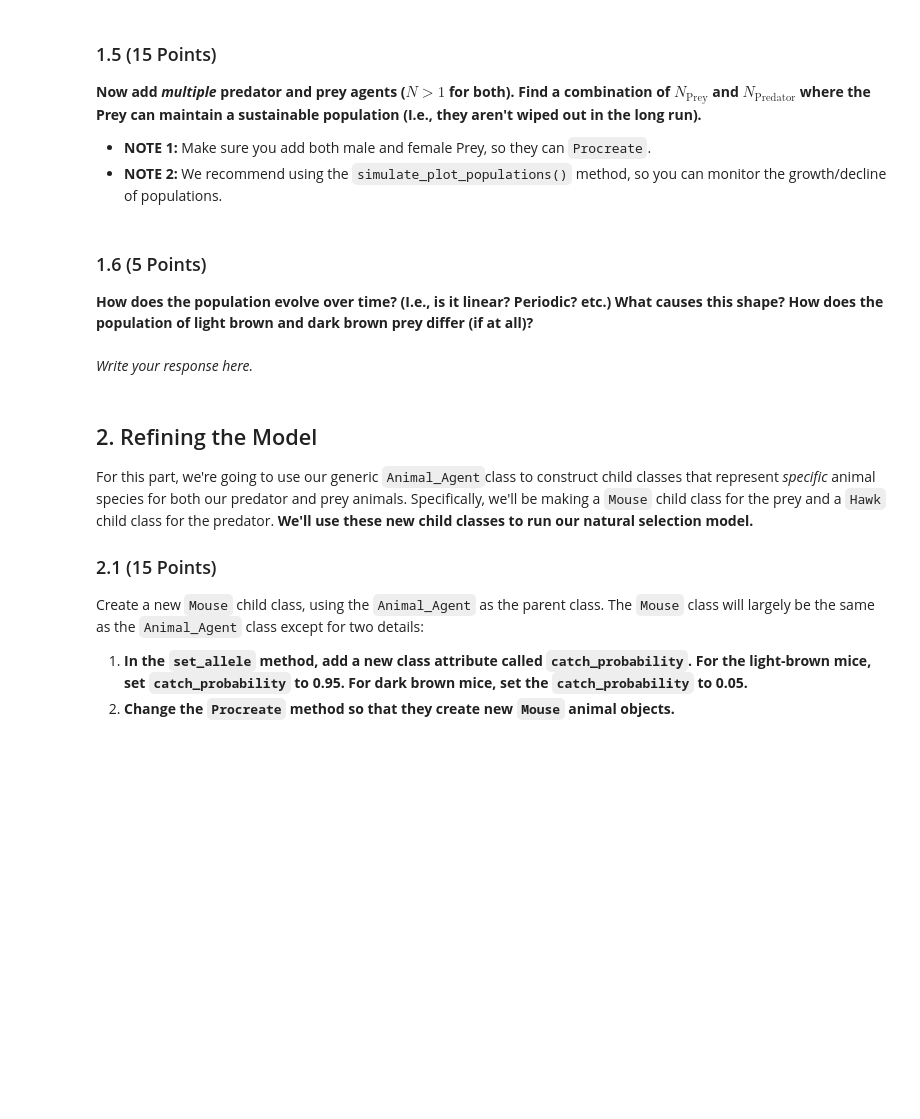
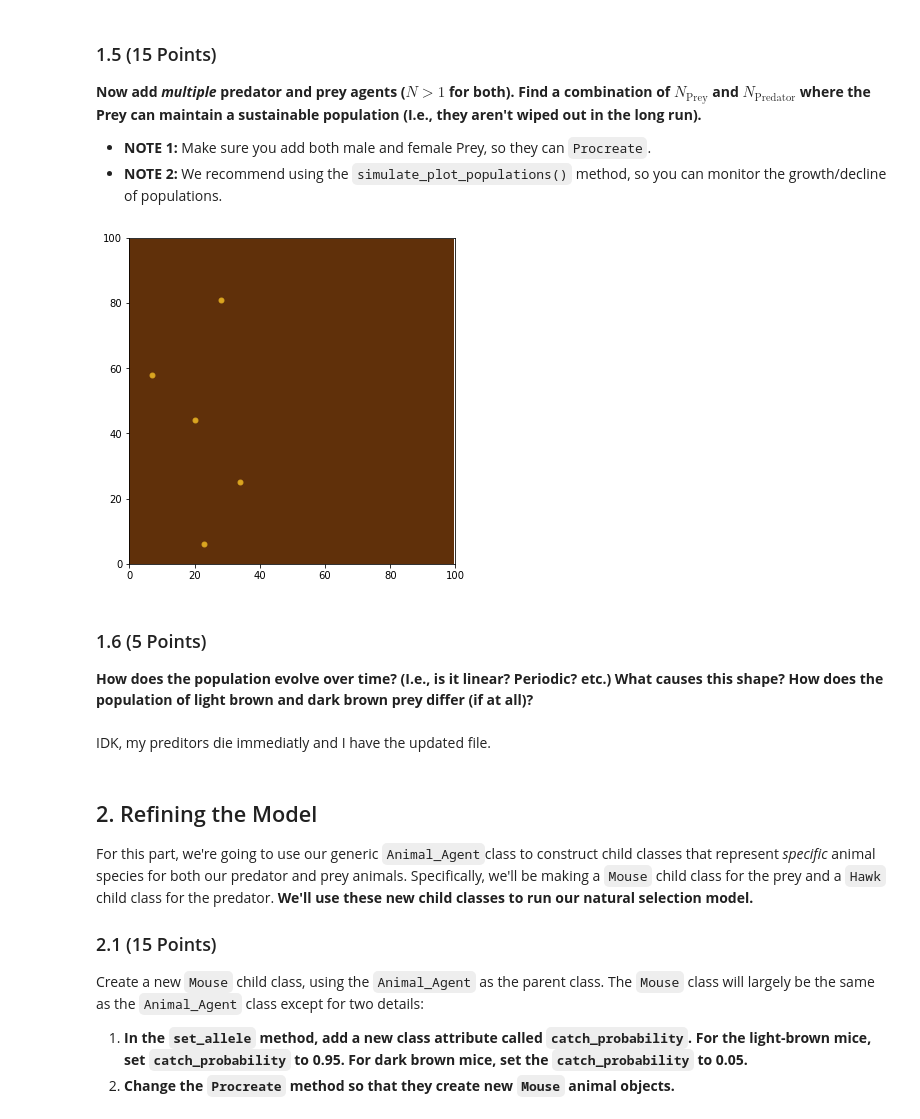
Before and after one commit to KollinBartz/CMSE202-s23-turnin, a Jupyter notebook: hw-03/HW3_ABMs_Bartz.ipynb, the cells around one changed output. Cells and saved outputs as stored; diff of their text form; code cells hidden in the pictures; blank space fills up the shorter version.

```diff
--- a/hw-03/HW3_ABMs_Bartz.ipynb
+++ b/hw-03/HW3_ABMs_Bartz.ipynb
@@ -96,9 +125,24 @@ Construct a new `Environment` object and a new `Animal_Agent` object. Specify th
+# %%
+for i in range(4):
+    if i%2 == 0:
+        new_prey = aac.Animal_Agent()
+        new_prey.set_allele(random.random()*2,random.random()*2)
+        new_pred = aac.Animal_Agent(ptype = "Preditor", shape = "x", color = "blue")
+    else:
+        new_prey = aac.Animal_Agent(sex = "F")
+        new_prey.set_allele(random.random()*2,random.random()*2)
+        new_pred = aac.Animal_Agent(ptype = "Preditor", shape = "x", color = "blue")
+    env.add_agent(new_prey)
+    env.add_agent(new_pred)
+env.simulate(20)
+# %% [output]
+[figure, added]
 # %% [markdown]
 ### 1.6 (5 Points)
 
 **How does the population evolve over time? (I.e., is it linear? Periodic? etc.) What causes this shape? How does the population of light brown and dark brown prey differ (if at all)?**
-# %% [markdown]
-*Write your response here.*
+# %% [markdown]
+IDK, my preditors die immediatly and I have the updated file.
 # %% [markdown]
 ## 2. Refining the Model
 
```
Also changed, not shown: parts of 21 cells of this notebook, 2 other files.
